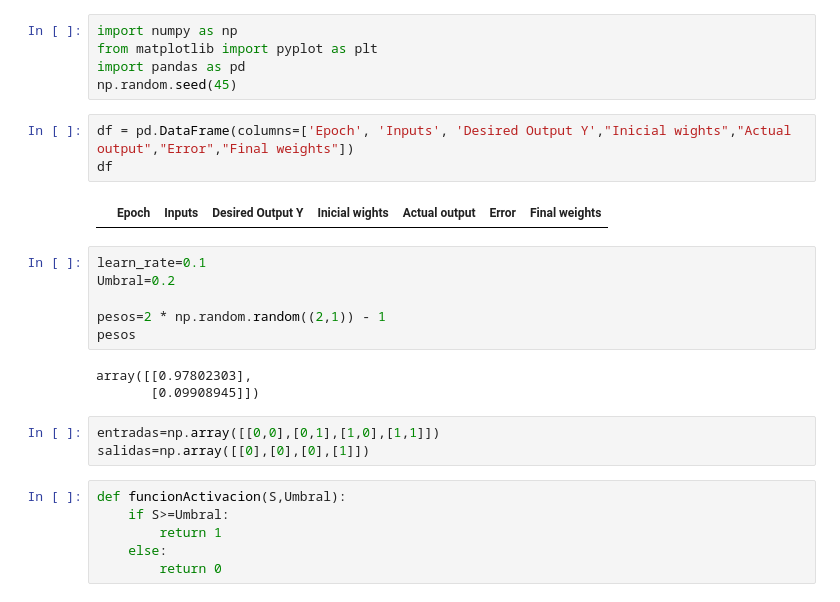
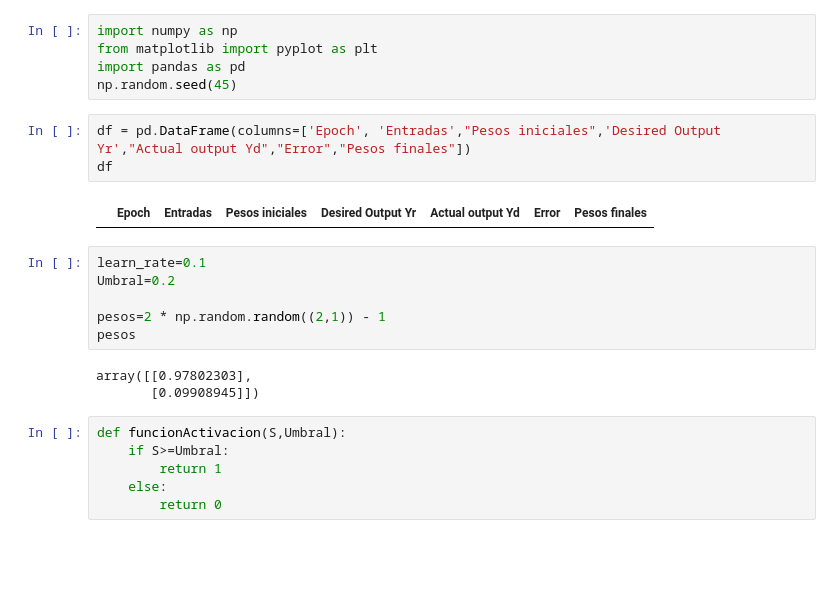
Before and after one commit to marcos261099/Practica2IA2, a Jupyter notebook: p1/L2P1-Perceptron.ipynb, the cells around one changed output. Saved outputs shown, nothing was run; the diff lists cells and outputs as text; blank space fills up the shorter version.

```diff
--- a/p1/L2P1-Perceptron.ipynb
+++ b/p1/L2P1-Perceptron.ipynb
@@ -4,10 +4,10 @@ from matplotlib import pyplot as plt
 import pandas as pd
 np.random.seed(45)
 # %%
-df = pd.DataFrame(columns=['Epoch', 'Inputs', 'Desired Output Y',"Inicial wights","Actual output","Error","Final weights"])
+df = pd.DataFrame(columns=['Epoch', 'Entradas',"Pesos iniciales",'Desired Output Yr',"Actual output Yd","Error","Pesos finales"])
 df
 # %% [output]
-|  | Epoch | Inputs | Desired Output Y | Inicial wights | Actual output | Error | Final weights |
+|  | Epoch | Entradas | Pesos iniciales | Desired Output Yr | Actual output Yd | Error | Pesos finales |
 # %%
 learn_rate=0.1
 Umbral=0.2
@@ -17,9 +17,6 @@ pesos
 # %% [output]
 array([[0.97802303],
        [0.09908945]])
-# %%
-entradas=np.array([[0,0],[0,1],[1,0],[1,1]])
-salidas=np.array([[0],[0],[0],[1]])
 # %%
 def funcionActivacion(S,Umbral):
     if S>=Umbral:
```
Also changed, not shown: parts of 4 cells of this notebook.
